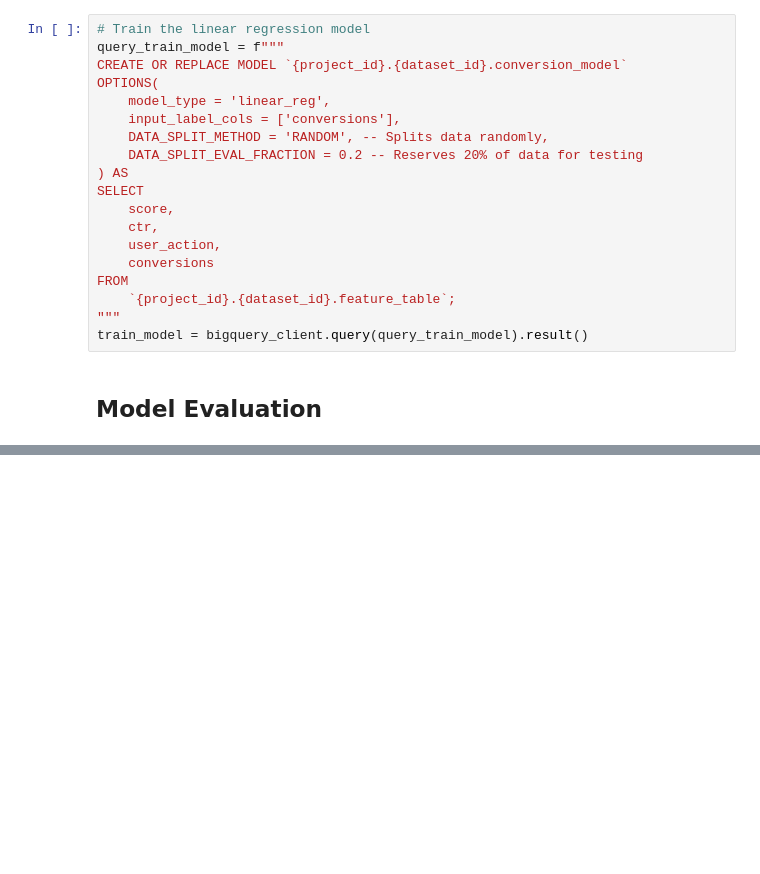
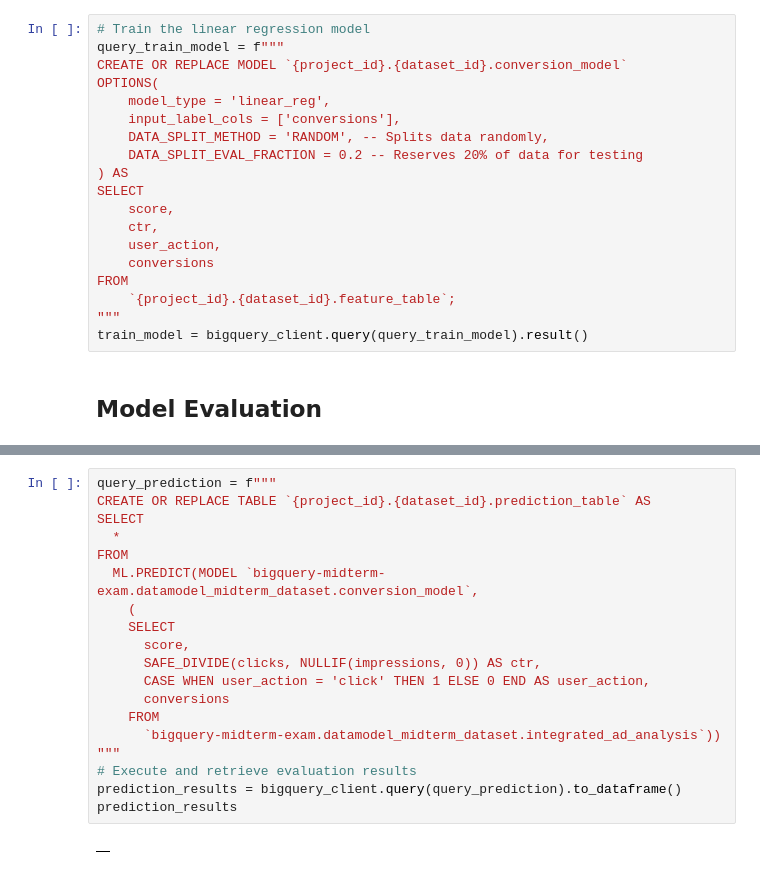
Before and after one commit to Mattis3858/datamodel_midterm_exam, a Jupyter notebook: midterm_exam.ipynb, the cells around one changed output, grey strips where cells are left out. Cells and saved outputs as stored; diff of their text form; blank space fills up the shorter version.

Commit message:
create prediction table

```diff
--- a/midterm_exam.ipynb
+++ b/midterm_exam.ipynb
@@ -436,3 +436,24 @@ evaluation_results
 # %% [output]
 |  | mean_absolute_error | mean_squared_error | mean_squared_log_error | median_absolute_error | r2_score | ... |
 | 0 | 284.506423 | 104263.086873 | 1.529384 | 300.772886 | 0.038325 | ... |
+# %%
+query_prediction = f"""
+CREATE OR REPLACE TABLE `{project_id}.{dataset_id}.prediction_table` AS
+SELECT
+  *
+FROM
+  ML.PREDICT(MODEL `bigquery-midterm-exam.datamodel_midterm_dataset.conversion_model`,
+    (
+    SELECT
+      score,
+      SAFE_DIVIDE(clicks, NULLIF(impressions, 0)) AS ctr,
+      CASE WHEN user_action = 'click' THEN 1 ELSE 0 END AS user_action,
+      conversions
+    FROM
+      `bigquery-midterm-exam.datamodel_midterm_dataset.integrated_ad_analysis`))
+"""
+# Execute and retrieve evaluation results
+prediction_results = bigquery_client.query(query_prediction).to_dataframe()
+prediction_results
+# %% [output]
+|  |
```
